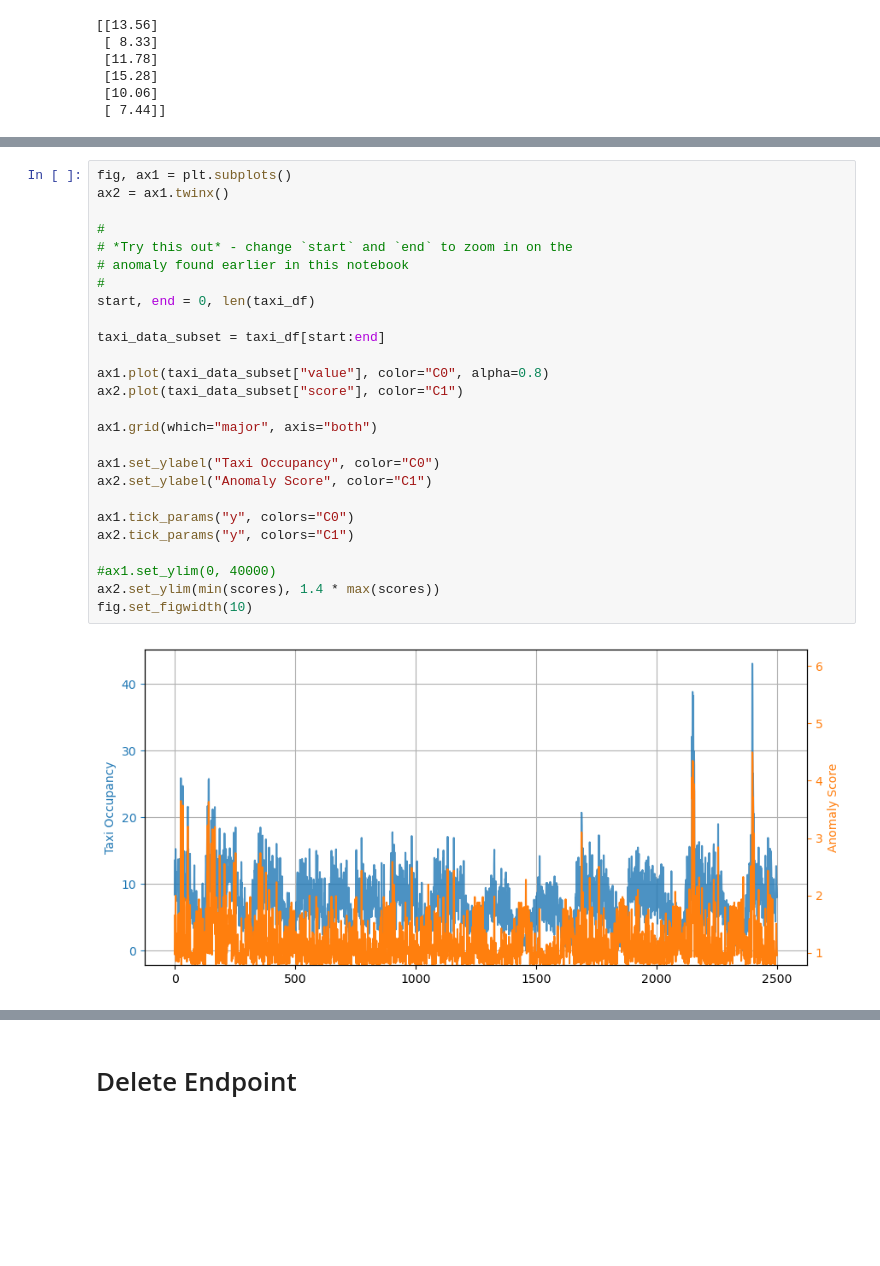
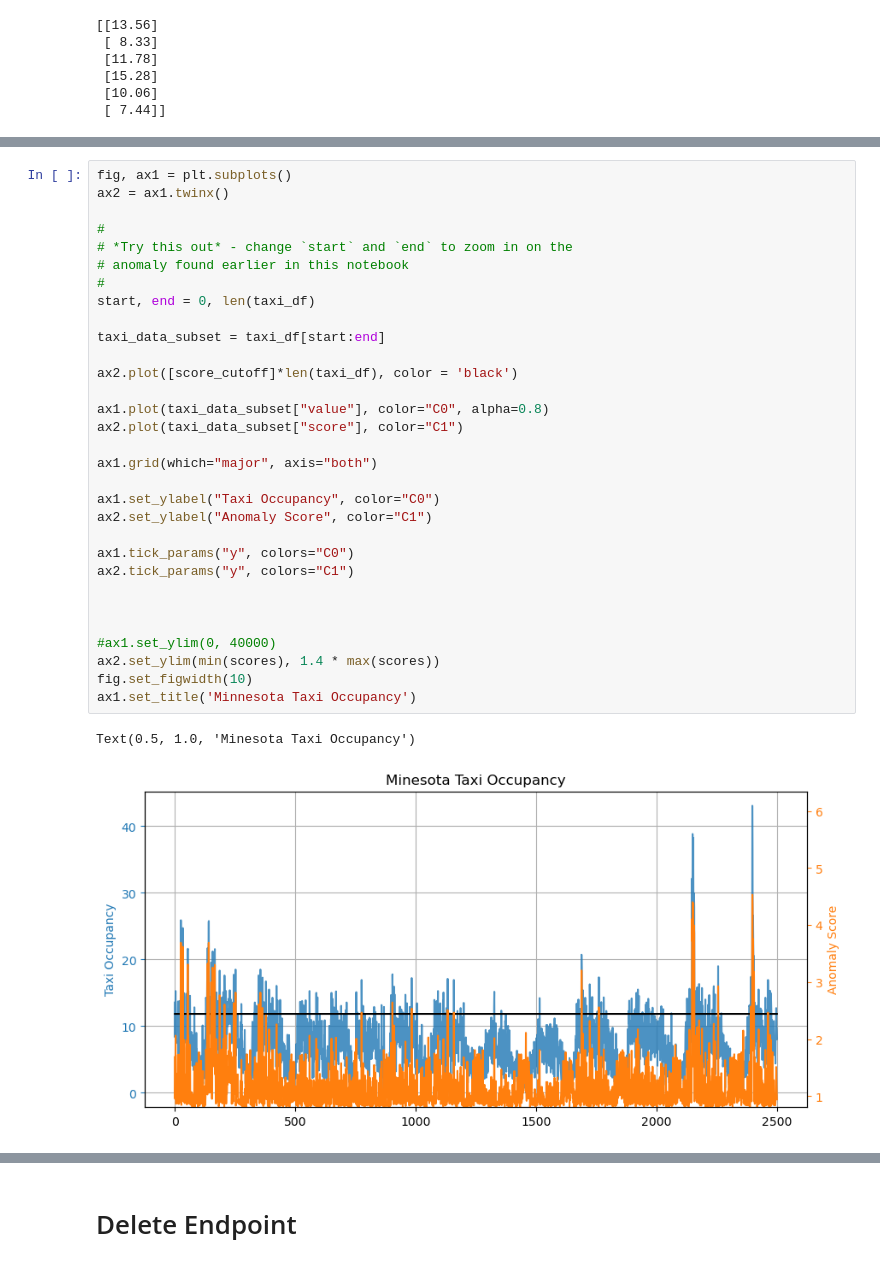
Before and after one commit to godot107/public, a Jupyter notebook: sagemaker-rcf/sagemaker-crf.ipynb, the cells around one changed output, grey strips where cells are left out. Drawn from its saved outputs; the diff is of its cells as text; blank space fills up the shorter version.

Commit message:
updates to chart

```diff
--- a/sagemaker-rcf/sagemaker-crf.ipynb
+++ b/sagemaker-rcf/sagemaker-crf.ipynb
@@ -186,29 +215,35 @@ taxi_df.head()
 # %%
 fig, ax1 = plt.subplots()
 ax2 = ax1.twinx()
 
 #
 # *Try this out* - change `start` and `end` to zoom in on the
 # anomaly found earlier in this notebook
 #
 start, end = 0, len(taxi_df)
 
 taxi_data_subset = taxi_df[start:end]
 
+ax2.plot([score_cutoff]*len(taxi_df), color = 'black')
+
 ax1.plot(taxi_data_subset["value"], color="C0", alpha=0.8)
 ax2.plot(taxi_data_subset["score"], color="C1")
 
 ax1.grid(which="major", axis="both")
 
 ax1.set_ylabel("Taxi Occupancy", color="C0")
 ax2.set_ylabel("Anomaly Score", color="C1")
 
 ax1.tick_params("y", colors="C0")
 ax2.tick_params("y", colors="C1")
 
+
+
 #ax1.set_ylim(0, 40000)
 ax2.set_ylim(min(scores), 1.4 * max(scores))
 fig.set_figwidth(10)
+ax1.set_title('Minnesota Taxi Occupancy')
 # %% [output]
+Text(0.5, 1.0, 'Minesota Taxi Occupancy')
-[figure, old version]
+[figure, new version]
 # %%
```
Also changed, not shown: parts of 9 cells of this notebook.
